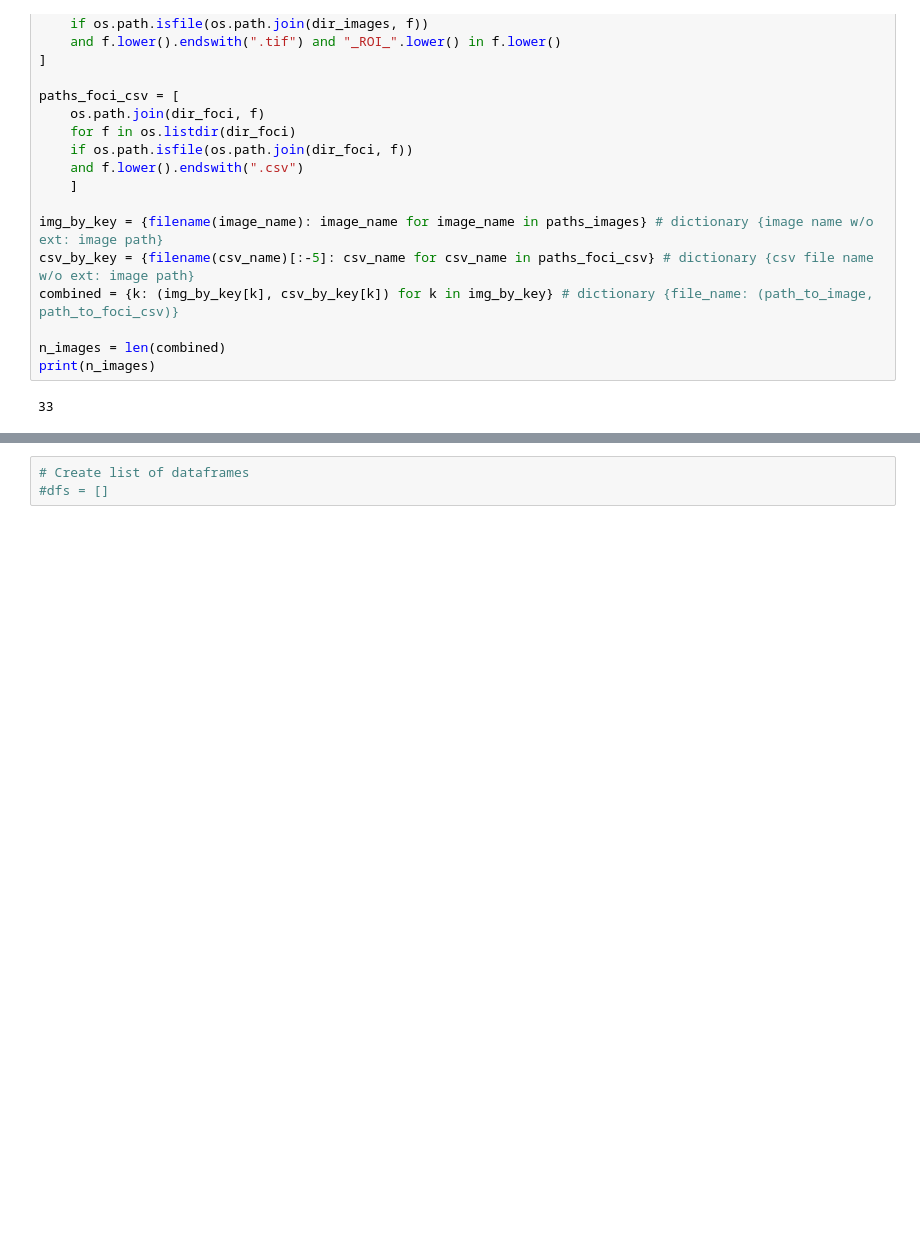
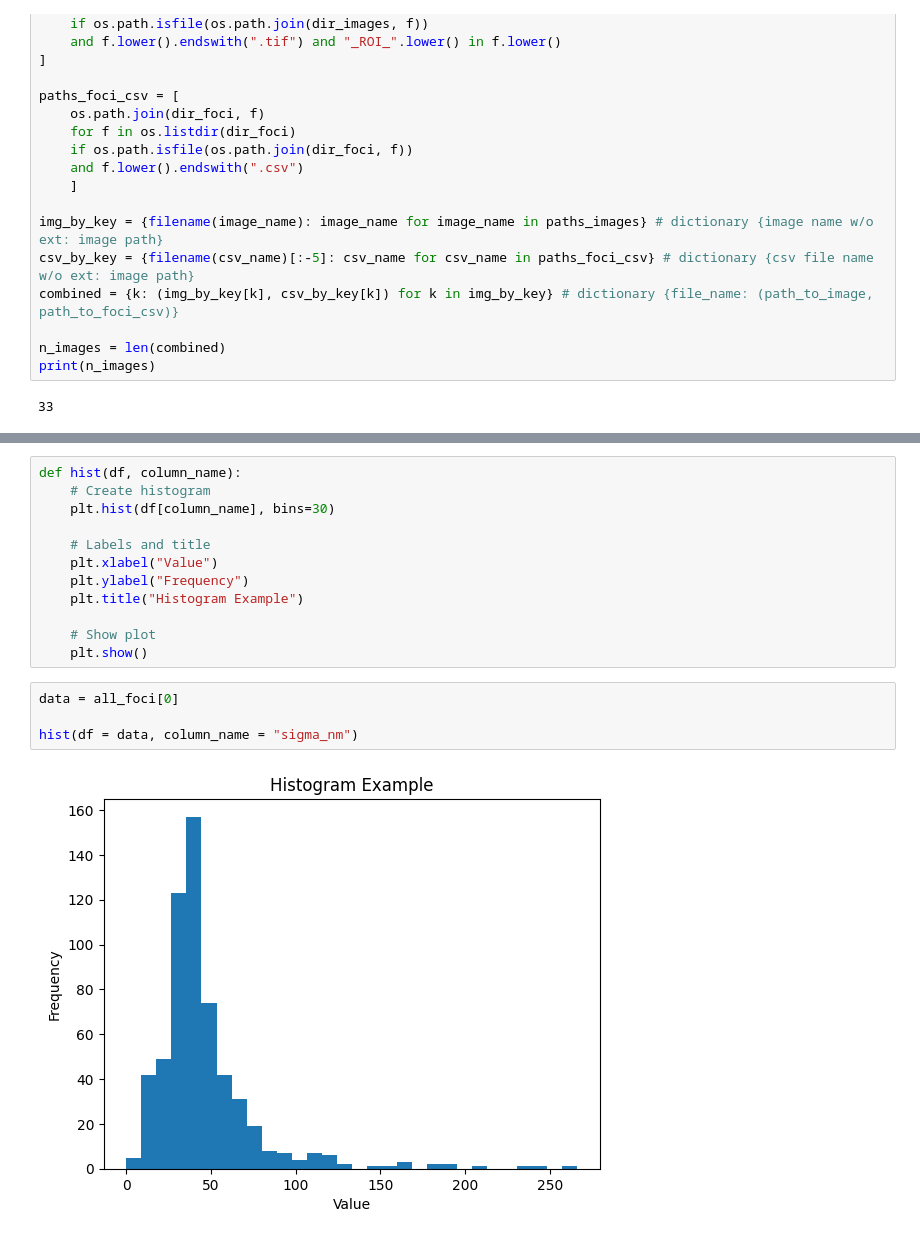
Before and after one commit to Lopatushka/LLPS, a Jupyter notebook: Foci/draft.ipynb, the cells around one changed output, grey strips where cells are left out. Drawn from its saved outputs; the diff is of its cells as text; blank space fills up the shorter version.

Commit message:
add simple hist fun

```diff
--- a/Foci/draft.ipynb
+++ b/Foci/draft.ipynb
@@ -207,3 +212,18 @@ output_path = "/mnt/c/users/elopatukhin/Desktop/Miscroscopy/160226_U2OS_fixed/MP
 # %%
-# Create list of dataframes
-#dfs = []
+def hist(df, column_name):
+    # Create histogram
+    plt.hist(df[column_name], bins=30)
+
+    # Labels and title
+    plt.xlabel("Value")
+    plt.ylabel("Frequency")
+    plt.title("Histogram Example")
+
+    # Show plot
+    plt.show()
+# %%
+data = all_foci[0]
+
+hist(df = data, column_name = "sigma_nm")
+# %% [output]
+[figure, added]
```
Also changed, not shown: parts of 4 cells of this notebook.
